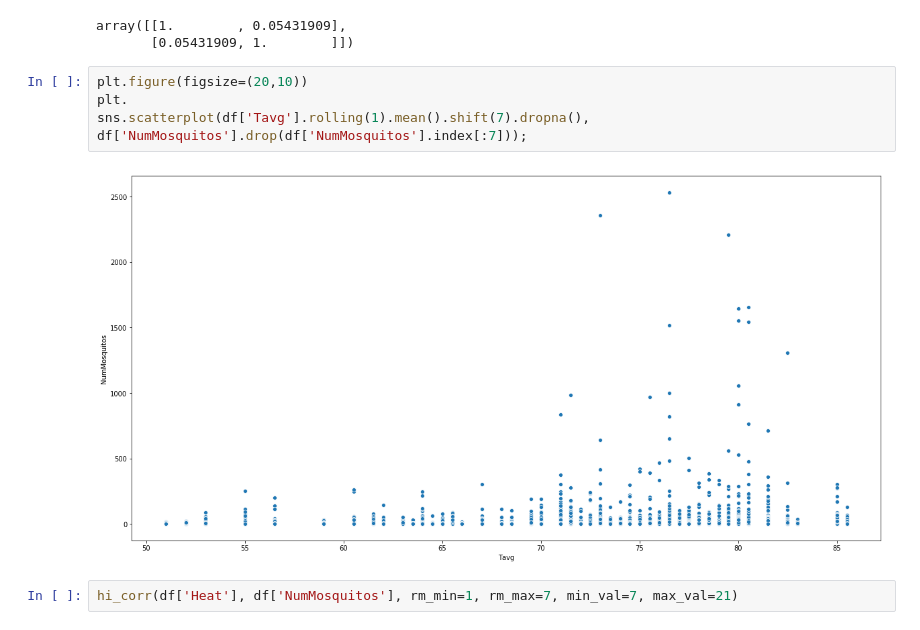
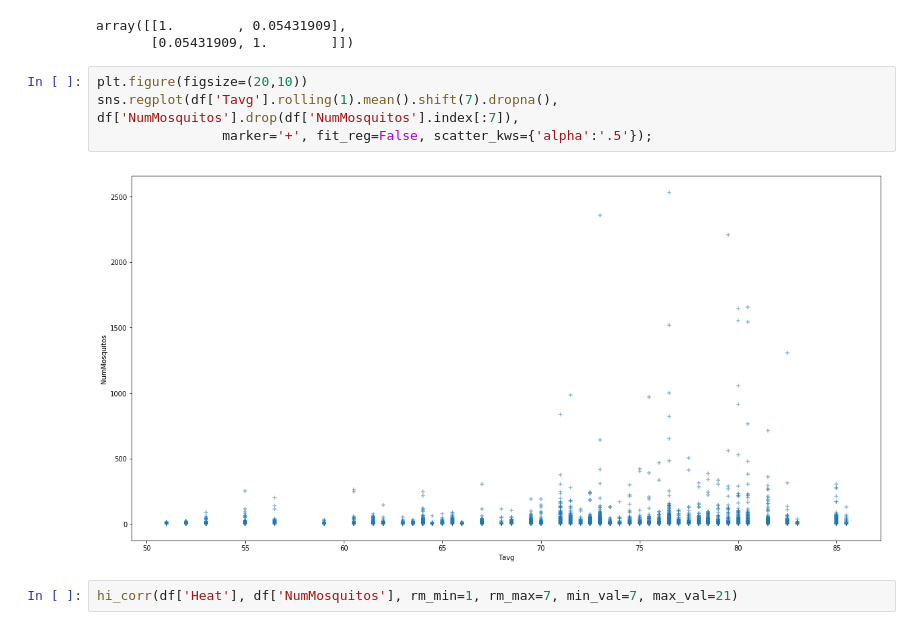
Before and after one commit to camarenad/wnv_prevention, a Jupyter notebook: jj/EDA_Merged_Data_JJ.ipynb, the cells around one changed output. Drawn from its saved outputs; the diff is of its cells as text.

Commit message:
adjusted shifted values

```diff
--- a/jj/EDA_Merged_Data_JJ.ipynb
+++ b/jj/EDA_Merged_Data_JJ.ipynb
@@ -108,10 +110,10 @@ array([[1.        , 0.05431909],
        [0.05431909, 1.        ]])
 # %%
 plt.figure(figsize=(20,10))
-plt.
-sns.scatterplot(df['Tavg'].rolling(1).mean().shift(7).dropna(), df['NumMosquitos'].drop(df['NumMosquitos'].index[:7]));
+sns.regplot(df['Tavg'].rolling(1).mean().shift(7).dropna(), df['NumMosquitos'].drop(df['NumMosquitos'].index[:7]),
+                marker='+', fit_reg=False, scatter_kws={'alpha':'.5'});
 # %% [output]
-[figure, old version]
+[figure, new version]
 # %%
 hi_corr(df['Heat'], df['NumMosquitos'], rm_min=1, rm_max=7, min_val=7, max_val=21)
 # %% [output]
```
Also changed, not shown: parts of 3 cells of this notebook, 6 other files.
